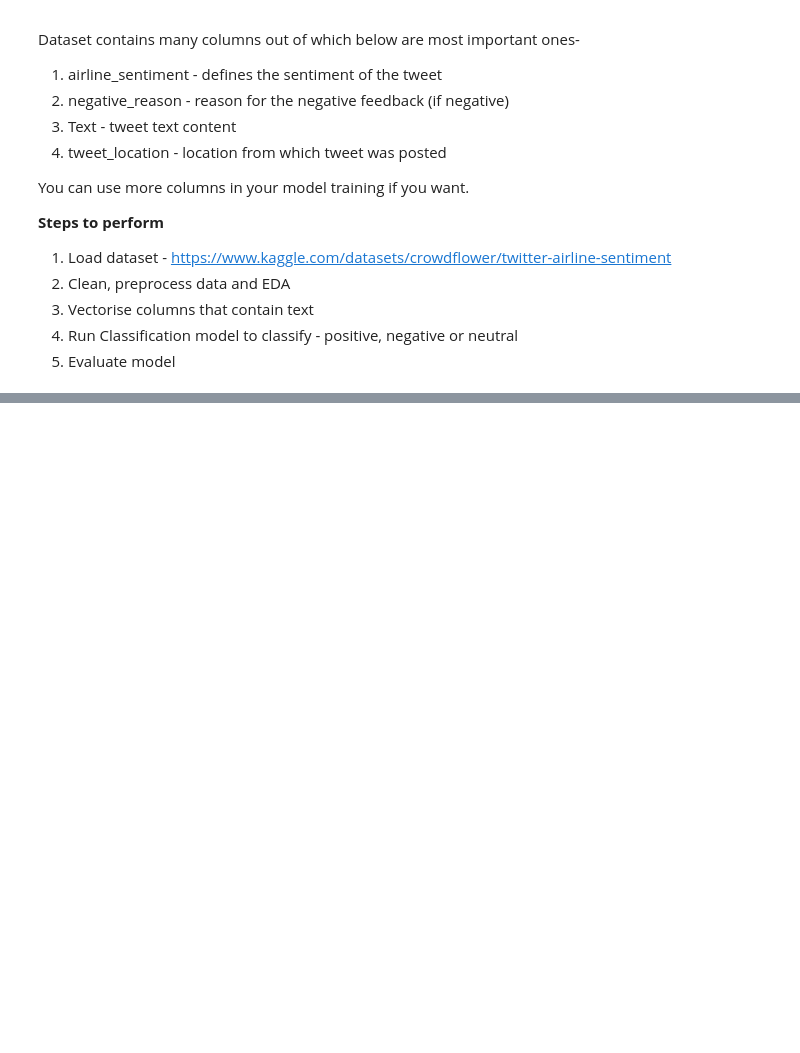
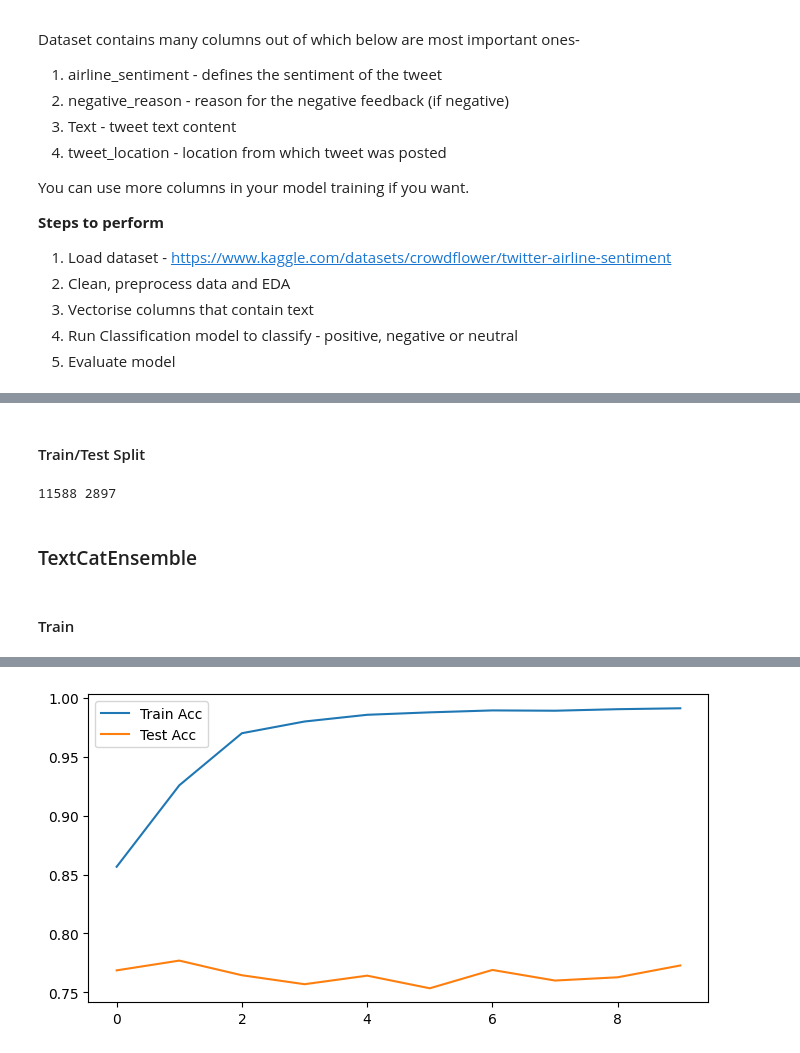
Before and after one commit to matteopilotto/maven-blps-2, a Jupyter notebook: Module 1/airline_tweet_sentiment.ipynb, the cells around one changed output, grey strips where cells are left out. Cells and saved outputs as stored; diff of their text form; code cells hidden in the pictures; blank space fills up the shorter version.

```diff
--- a/Module 1/airline_tweet_sentiment.ipynb
+++ b/Module 1/airline_tweet_sentiment.ipynb
@@ -74,0 +441,13 @@ OSError: Could not find kaggle.json. Make sure it's located in /root/.kaggle. Or
+# %%
+train_idx, test_idx = train_test_split(
+    pd.Series(data_shuffled.index),
+    stratify=df["airline_sentiment"],
+    test_size=0.2,
+    random_state=42,
+    shuffle=True
+)
+
+print(train_idx.shape, test_idx.shape)
+
+data_shuffled.loc[train_idx, "split"] = "train"
+data_shuffled.loc[test_idx, "split"] = "test"
@@ -74,0 +516,11 @@ OSError: Could not find kaggle.json. Make sure it's located in /root/.kaggle. Or
+# %%
+data_preprocessed = []
+
+for index, row in data_shuffled.iterrows():
+    text = row["text_cleaned"]
+    label = {row["airline_sentiment"]: True}
+    split = row["split"]
+
+    data_preprocessed.append([text, label, split])
+
+data_preprocessed[:5]
@@ -74,0 +543,18 @@ OSError: Could not find kaggle.json. Make sure it's located in /root/.kaggle. Or
+# %% [markdown]
+#### Train/Test Split
+# %%
+train_data = [x[:-1] for x in data_preprocessed if x[-1] == "train"]
+test_data = [x[:-1] for x in data_preprocessed if x[-1] == "test"]
+
+print(len(train_data), len(test_data))
+# %% [output]
+11588 2897
+# %% [markdown]
+### TextCatEnsemble
+# %% [markdown]
+#### Train
+# %%
+pipe_ensemble = init_pipe(single_label_default_config, labels)
+pipe_ensemble_trained, info = train(pipe_ensemble, train_data, test_data, batch_size=32, epochs=10)
+plot_accuracy(info)
+# %% [output]
@@ -74,0 +571 @@ OSError: Could not find kaggle.json. Make sure it's located in /root/.kaggle. Or
+[figure, added]
```
Also changed, not shown: parts of 57 cells of this notebook.
